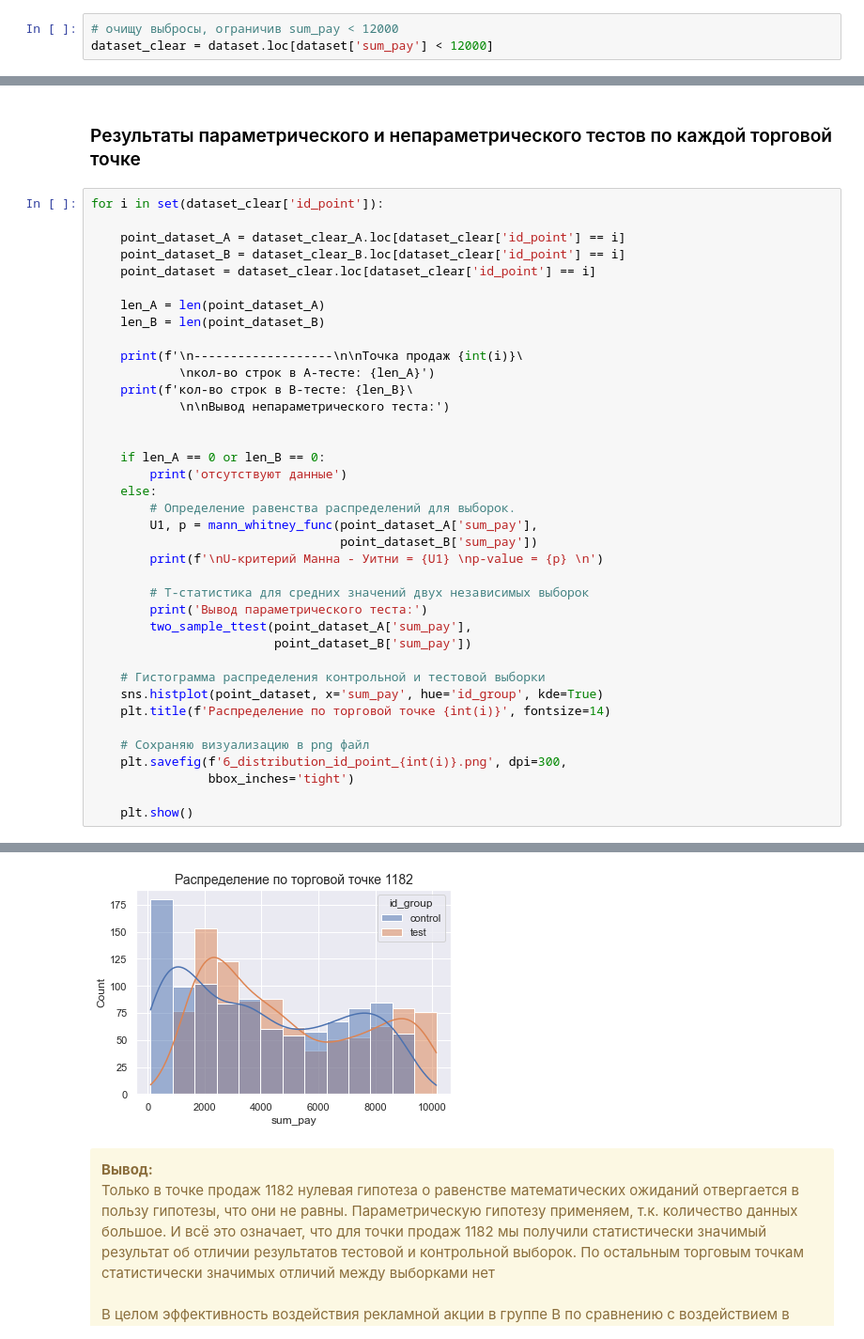
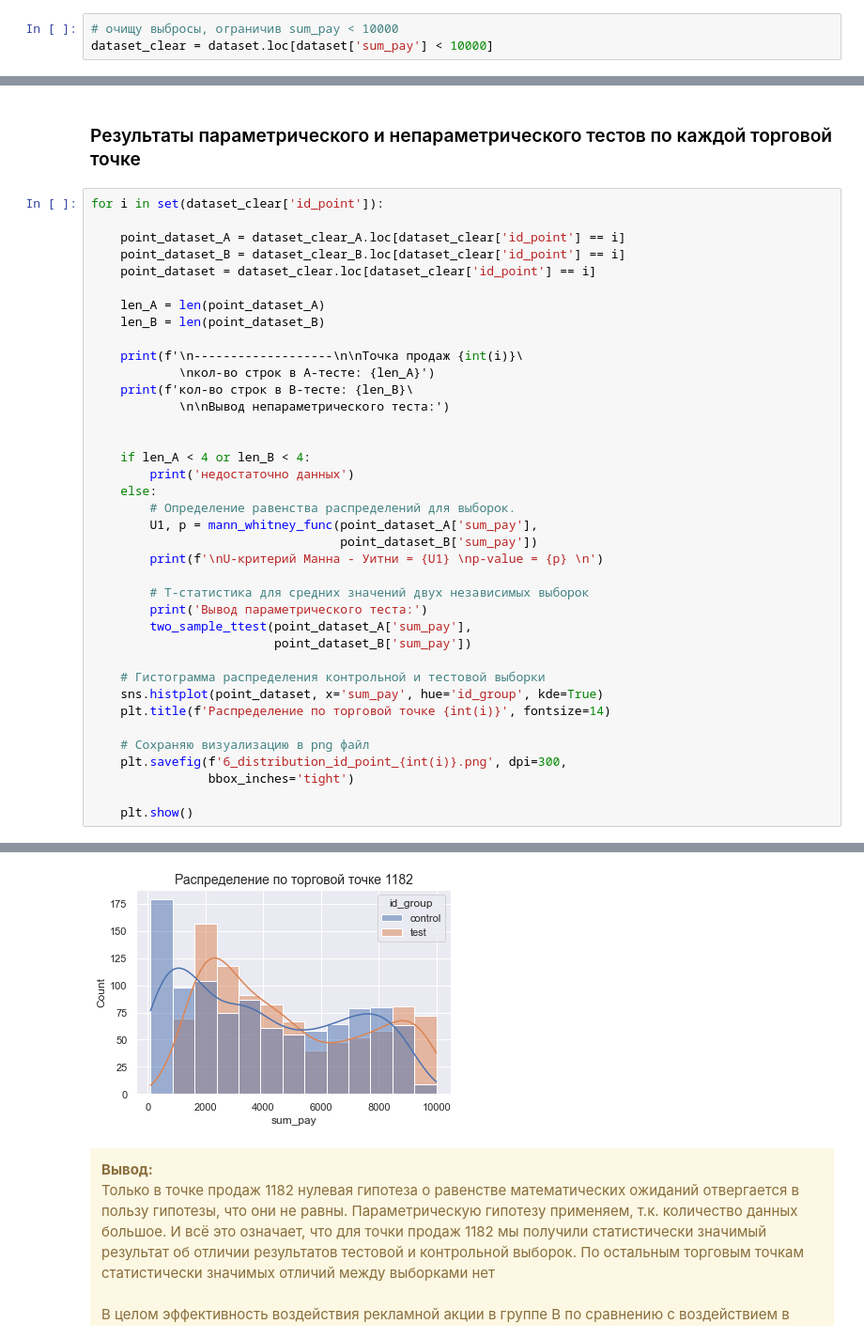
Before and after one commit to Khailica/IT-DataAnalysis, a Jupyter notebook: SkyPro_Data_Analyst/4. Statistics_and_basics_ML/course_work_statistics.ipynb, the cells around one changed output, grey strips where cells are left out. Shown: that part at 94% size. Cells and saved outputs as stored; diff of their text form.

```diff
--- a/SkyPro_Data_Analyst/4. Statistics_and_basics_ML/course_work_statistics.ipynb
+++ b/SkyPro_Data_Analyst/4. Statistics_and_basics_ML/course_work_statistics.ipynb
@@ -128,6 +129,6 @@ plt.savefig('2_sum_pay_distribution.png', dpi=300, bbox_inches='tight')
 # %%
-# очищу выбросы, ограничив sum_pay < 12000
-dataset_clear = dataset.loc[dataset['sum_pay'] < 12000]
+# очищу выбросы, ограничив sum_pay < 10000
+dataset_clear = dataset.loc[dataset['sum_pay'] < 10000]
 # %%
 # Определяем функцию для статистического анализа ряда.
 
@@ -475,8 +476,8 @@ for i in set(dataset_clear['id_point']):
             \n\nВывод непараметрического теста:')
 
 
-    if len_A == 0 or len_B == 0:
-        print('отсутствуют данные')
+    if len_A < 4 or len_B < 4:
+        print('недостаточно данных')
     else:
         # Определение равенства распределений для выборок.
         U1, p = mann_whitney_func(point_dataset_A['sum_pay'],
@@ -591,4 +592,4 @@ p-value = 5.946812205351181e-15
-[figure, old version]
+[figure, new version]
 # %% [markdown]
 <div class="alert block-alert alert-warning">
     <b>Вывод:</b><br>
```
Also changed, not shown: parts of 12 cells of this notebook, 1 other file.
